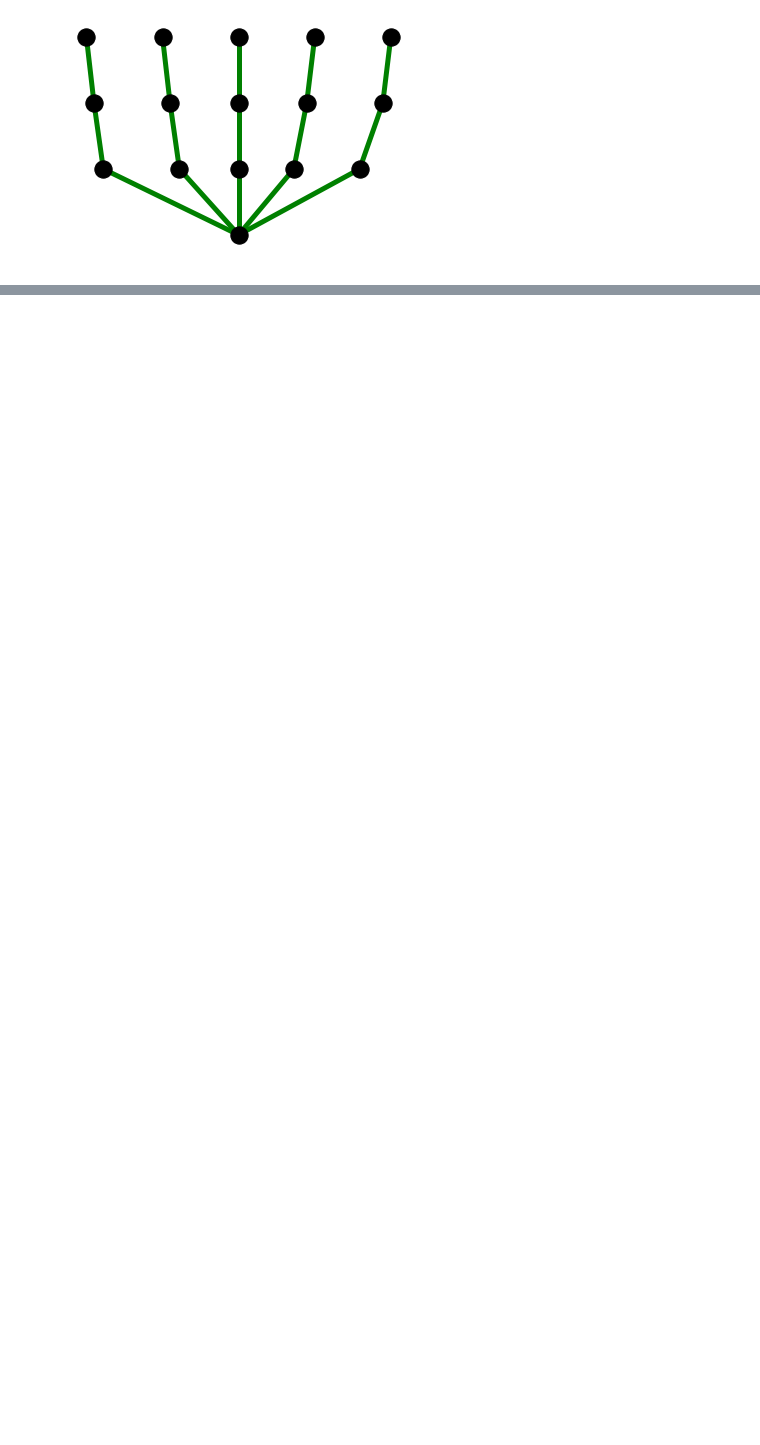
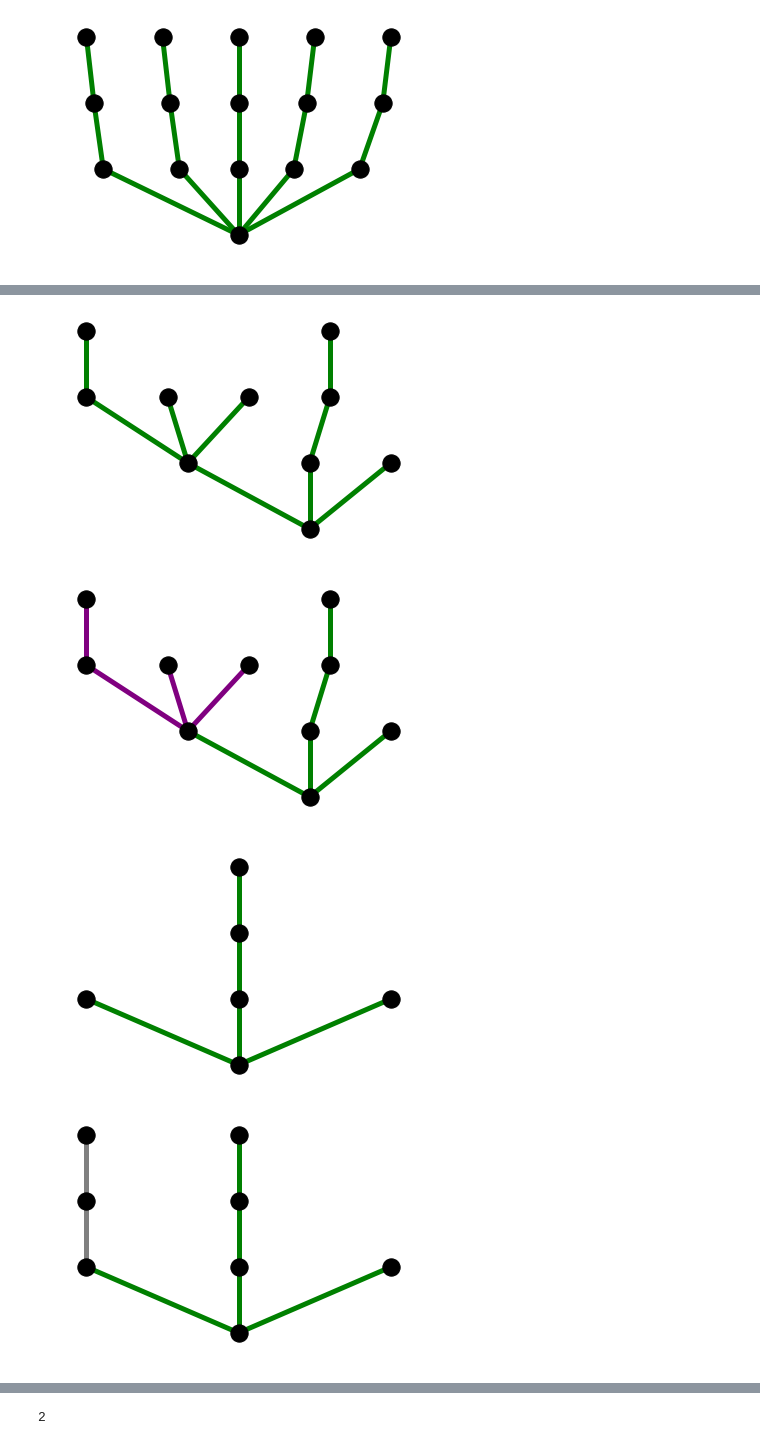
Before and after one commit to Abhinav2812/CS254-Project, a Jupyter notebook: green_hb.ipynb, the cells around one changed output, grey strips where cells are left out. Cells and saved outputs as stored; diff of their text form; code cells hidden in the pictures; blank space fills up the shorter version.

Commit message:
Added function to convert random tree into a working copy

```diff
--- a/green_hb.ipynb
+++ b/green_hb.ipynb
@@ -114 +112,20 @@ dfs(G,"ROOT")
 5
+# %%
+def dfs_add(G,node,ans,parent):
+    for child in G[node]:
+        if child==parent:
+            continue
+        ans.add_edge(node,child,'g')
+        dfs_add(G,child,ans,node)
+def convert_graph(G):
+    ans=Graph()
+    dfs_add(G,0,ans,-1)
+    ans.counter=len(G.node())
+    return ans
+rt1=convert_graph(nx.random_tree(10))
+dfs(rt1,0)
+# %% [output]
+[figure, added]
+[figure, added]
+[figure, added]
+[figure, added]
@@ -114,0 +136 @@ dfs(G,"ROOT")
+2
```
Also changed, not shown: parts of 2 cells of this notebook.
